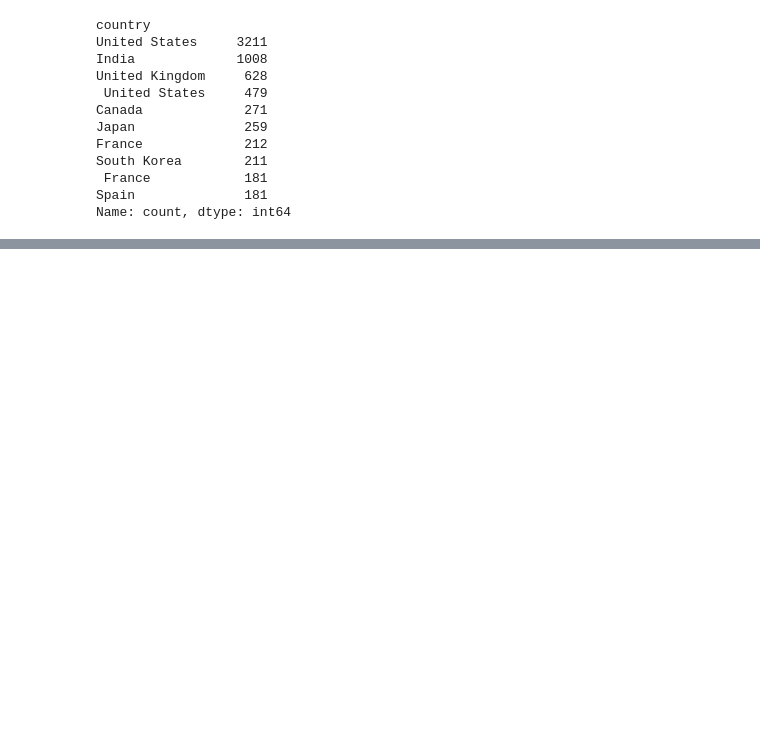
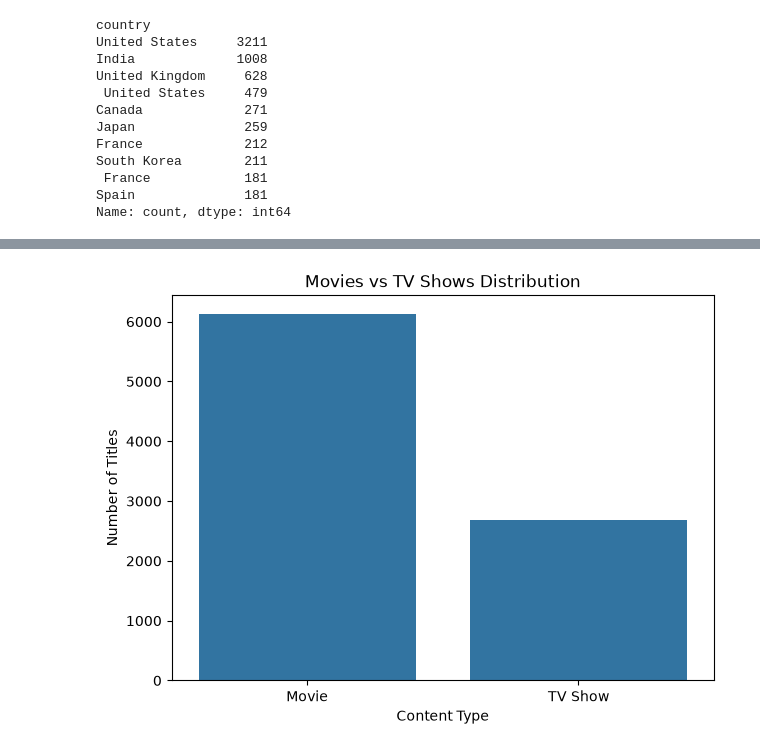
Before and after one commit to AbdallahAlaa-dot/EDA, a Jupyter notebook: Netflix_O.ipynb, the cells around one changed output, grey strips where cells are left out. Saved outputs shown, nothing was run; the diff lists cells and outputs as text; code cells hidden in the pictures; blank space fills up the shorter version.

```diff
--- a/Netflix_O.ipynb
+++ b/Netflix_O.ipynb
@@ -173,0 +260,6 @@ Name: count, dtype: int64
+# %%
+df['director'] = df['director'].fillna('Unknown')
+text_cols = df.select_dtypes(include=['object', 'string']).columns
+
+for col in text_cols:
+    df[col] = df[col].str.strip()
@@ -173,0 +373,11 @@ Name: count, dtype: int64
+# %%
+duration_split = df['duration'].str.split(' ', expand=True)
+display(duration_split.head(10))
+df['duration_value'] = pd.to_numeric(
+    duration_split[0],
+    errors='coerce'
+)
+df['duration_unit'] = duration_split[1]
+display(
+    df[['duration', 'duration_value', 'duration_unit']].head(15)
+)
@@ -173,0 +824,18 @@ Name: count, dtype: int64
+# %%
+import matplotlib.pyplot as plt
+import seaborn as sns
+
+content_counts = df['type'].value_counts()
+
+plt.figure(figsize=(7, 5))
+sns.barplot(
+    x=content_counts.index,
+    y=content_counts.values
+)
+
+plt.title('Movies vs TV Shows Distribution')
+plt.xlabel('Content Type')
+plt.ylabel('Number of Titles')
+plt.show()
+# %% [output]
+[figure, added]
```
Also changed, not shown: parts of 28 cells of this notebook, 1 other file.
